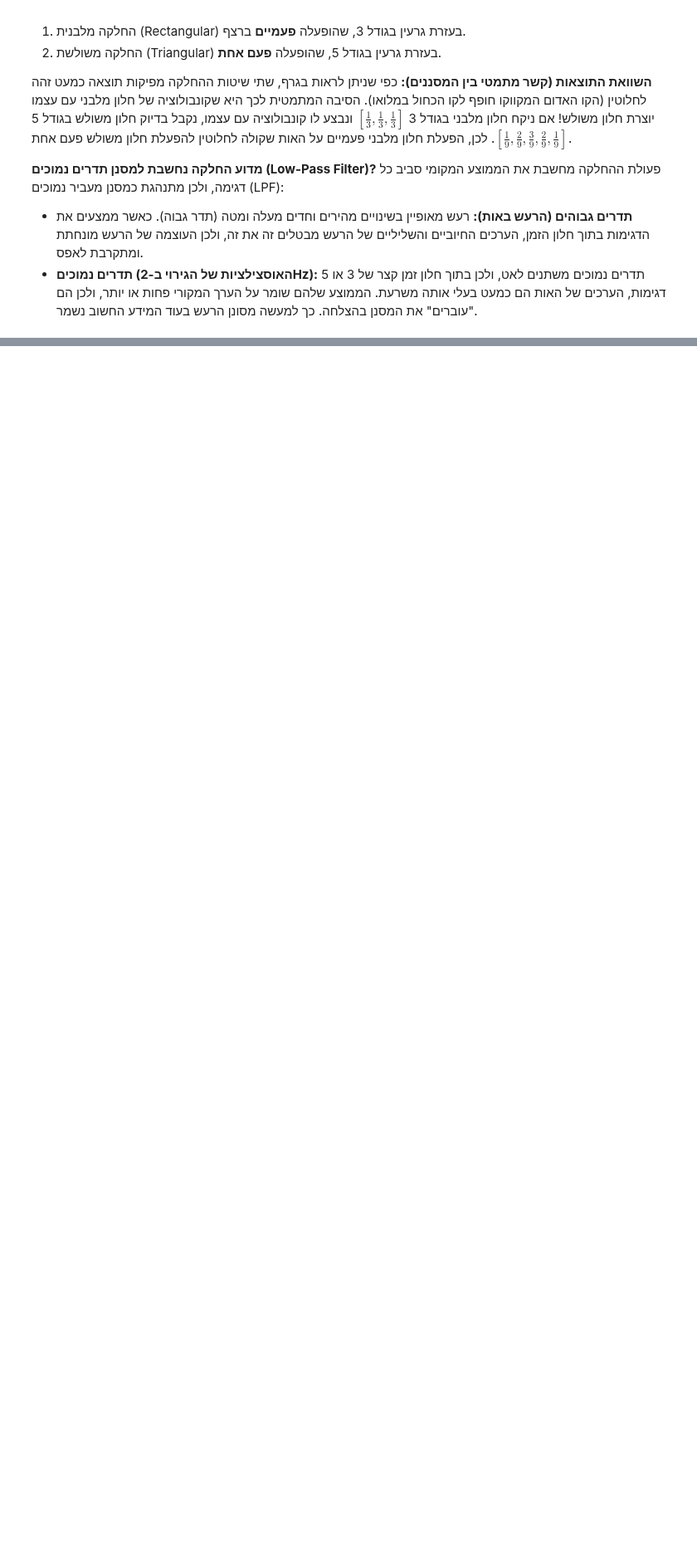
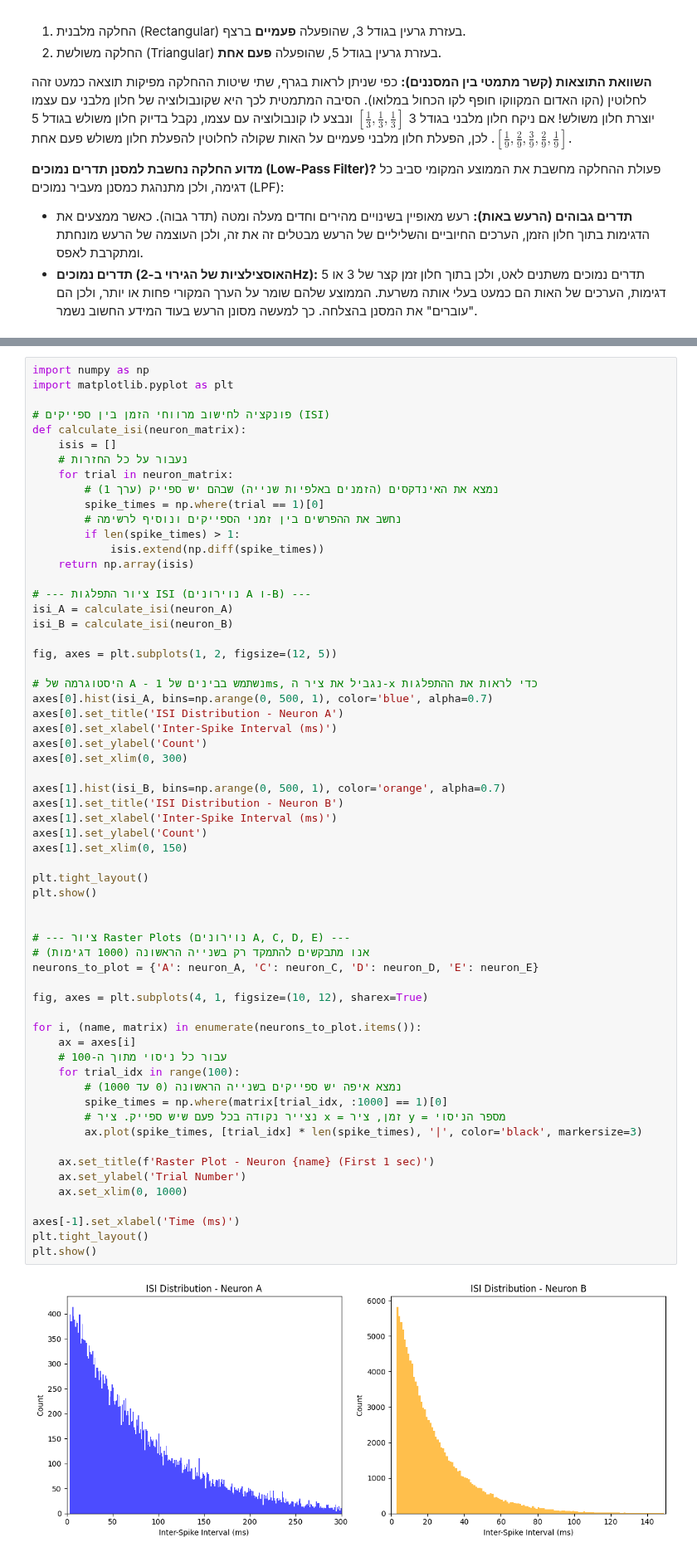
Before and after one commit to Royc4515/Project1_SignalProcessing, a Jupyter notebook: Project1_SignalProcessing.ipynb, the cells around one changed output, grey strips where cells are left out. Shown at 83% size. Saved outputs shown, nothing was run; the diff lists cells and outputs as text; blank space fills up the shorter version.

```diff
--- a/Project1_SignalProcessing.ipynb
+++ b/Project1_SignalProcessing.ipynb
@@ -513,0 +490,63 @@ plot_psth(neuron_D, 'D', bin_size_ms=1, xlim_ms=500)
+# %%
+import numpy as np
+import matplotlib.pyplot as plt
+
+# פונקציה לחישוב מרווחי הזמן בין ספייקים (ISI)
+def calculate_isi(neuron_matrix):
+    isis = []
+    # נעבור על כל החזרות
+    for trial in neuron_matrix:
+        # נמצא את האינדקסים (הזמנים באלפיות שנייה) שבהם יש ספייק (ערך 1)
+        spike_times = np.where(trial == 1)[0]
+        # נחשב את ההפרשים בין זמני הספייקים ונוסיף לרשימה
+        if len(spike_times) > 1:
+            isis.extend(np.diff(spike_times))
+    return np.array(isis)
+
+# --- ציור התפלגות ISI (נוירונים A ו-B) ---
+isi_A = calculate_isi(neuron_A)
+isi_B = calculate_isi(neuron_B)
+
+fig, axes = plt.subplots(1, 2, figsize=(12, 5))
+
+# היסטוגרמה של A - נשתמש בבינים של 1ms, נגביל את ציר ה-x כדי לראות את ההתפלגות
+axes[0].hist(isi_A, bins=np.arange(0, 500, 1), color='blue', alpha=0.7)
+axes[0].set_title('ISI Distribution - Neuron A')
+axes[0].set_xlabel('Inter-Spike Interval (ms)')
+axes[0].set_ylabel('Count')
+axes[0].set_xlim(0, 300)
+
+axes[1].hist(isi_B, bins=np.arange(0, 500, 1), color='orange', alpha=0.7)
+axes[1].set_title('ISI Distribution - Neuron B')
+axes[1].set_xlabel('Inter-Spike Interval (ms)')
+axes[1].set_ylabel('Count')
+axes[1].set_xlim(0, 150)
+
+plt.tight_layout()
+plt.show()
+
+
+# --- ציור Raster Plots (נוירונים A, C, D, E) ---
+# אנו מתבקשים להתמקד רק בשנייה הראשונה (1000 דגימות)
+neurons_to_plot = {'A': neuron_A, 'C': neuron_C, 'D': neuron_D, 'E': neuron_E}
+
+fig, axes = plt.subplots(4, 1, figsize=(10, 12), sharex=True)
+
+for i, (name, matrix) in enumerate(neurons_to_plot.items()):
+    ax = axes[i]
+    # עבור כל ניסוי מתוך ה-100
+    for trial_idx in range(100):
+        # נמצא איפה יש ספייקים בשנייה הראשונה (0 עד 1000)
+        spike_times = np.where(matrix[trial_idx, :1000] == 1)[0]
+        # נצייר נקודה בכל פעם שיש ספייק. ציר x = זמן, ציר y = מספר הניסוי
+        ax.plot(spike_times, [trial_idx] * len(spike_times), '|', color='black', markersize=3)
+
+    ax.set_title(f'Raster Plot - Neuron {name} (First 1 sec)')
+    ax.set_ylabel('Trial Number')
+    ax.set_xlim(0, 1000)
+
+axes[-1].set_xlabel('Time (ms)')
+plt.tight_layout()
+plt.show()
+# %% [output]
+[figure, added]
```
Also changed, not shown: parts of 13 cells of this notebook, 1 other file.
